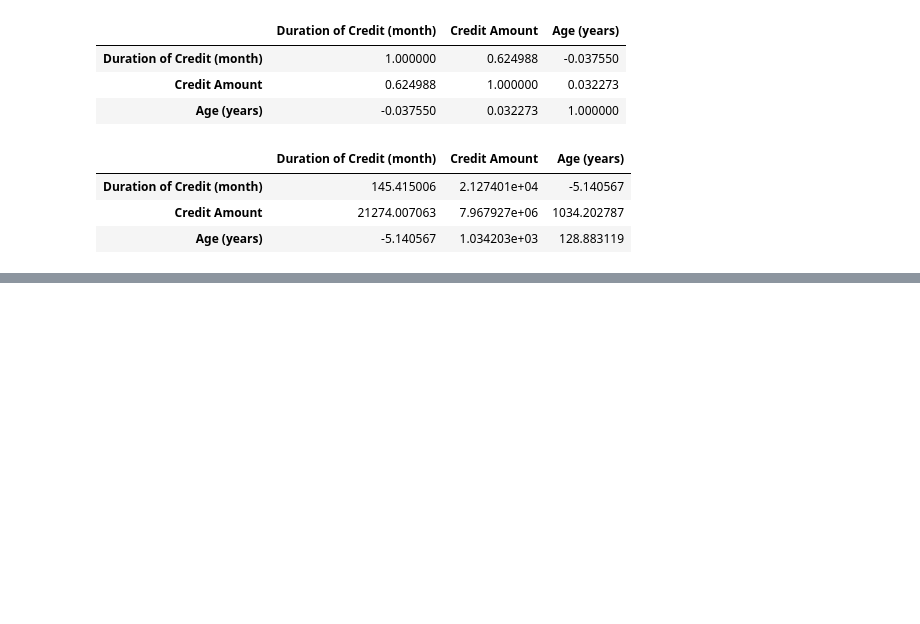
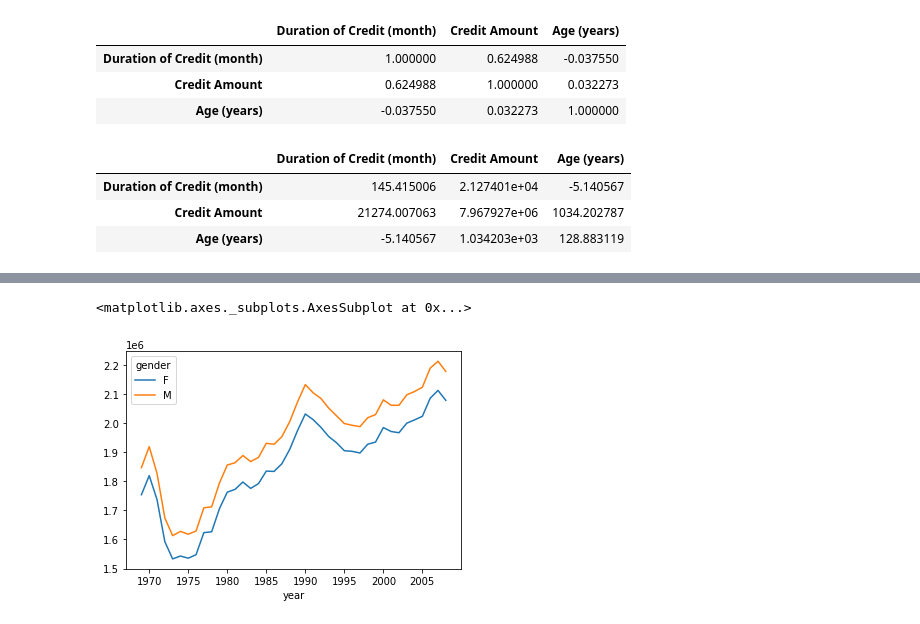
Before and after one commit to bignamu/python-AI, a Jupyter notebook: Pandas.ipynb, the cells around one changed output, grey strips where cells are left out. Cells and saved outputs as stored; diff of their text form; code cells hidden in the pictures; blank space fills up the shorter version.

```diff
--- a/Pandas.ipynb
+++ b/Pandas.ipynb
@@ -494,0 +640,2 @@ german_sample.cov()
+# %%
+births = pd.read_csv('https://raw.githubusercontent.com/jakevdp/data-CDCbirths/master/births.csv')
@@ -494,0 +658,2 @@ german_sample.cov()
+# %%
+births['decade'] = births['year']//10 * 10
@@ -494,0 +676,6 @@ german_sample.cov()
+# %%
+import matplotlib.pyplot as plt
+births.pivot_table('births', index='year', columns='gender',aggfunc='sum').plot()
+# %% [output]
+<matplotlib.axes._subplots.AxesSubplot at 0x...>
+[figure, added]
```
Also changed, not shown: parts of 20 cells of this notebook.
